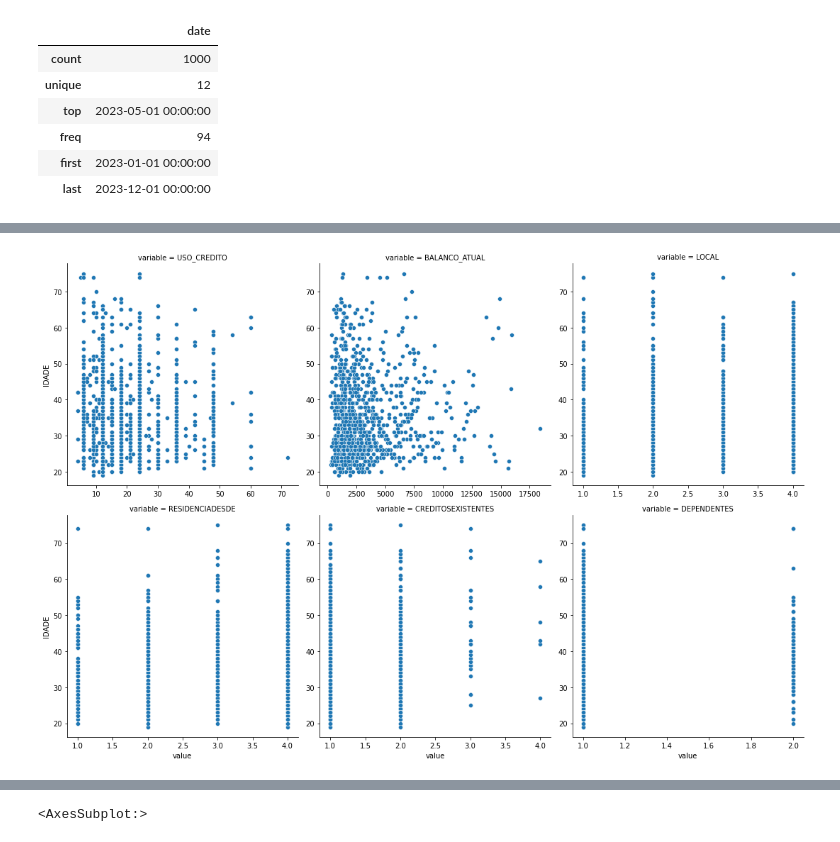
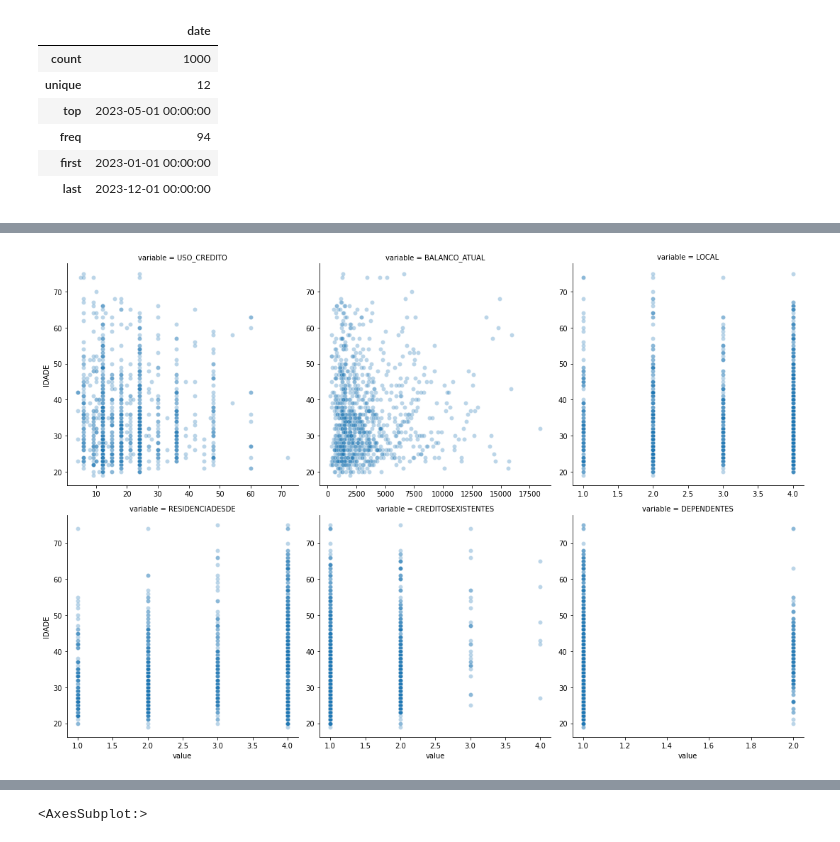
Before and after one commit to lauraalexandria/cursos-python, a Jupyter notebook: analises_iniciais.ipynb, the cells around one changed output, grey strips where cells are left out. Drawn from its saved outputs; the diff is of its cells as text; code cells hidden in the pictures.

```diff
--- a/analises_iniciais.ipynb
+++ b/analises_iniciais.ipynb
@@ -373,9 +393,9 @@ ValueError: Could not interpret input 'IDADE'
 # %%
 # Gráficos de Dispersão para Comparar Target Numérico e Variáveis Numéricas
 
 df_melt_num = df.melt(id_vars=[chave_id, target_num], value_vars=df.drop(target_num, axis=1).select_dtypes(["float64", "int64"]))
-sns.relplot(data=df_melt_num, x="value", y=target_num, kind="scatter", col="variable", col_wrap=3,
+sns.relplot(data=df_melt_num, x="value", y=target_num, kind="scatter", col="variable", col_wrap=3, alpha=0.3,
             facet_kws={"sharey": False, "sharex":False})
 plt.show()
 # %% [output]
-[figure, old version]
+[figure, new version]
```
Also changed, not shown: parts of 14 cells of this notebook.
